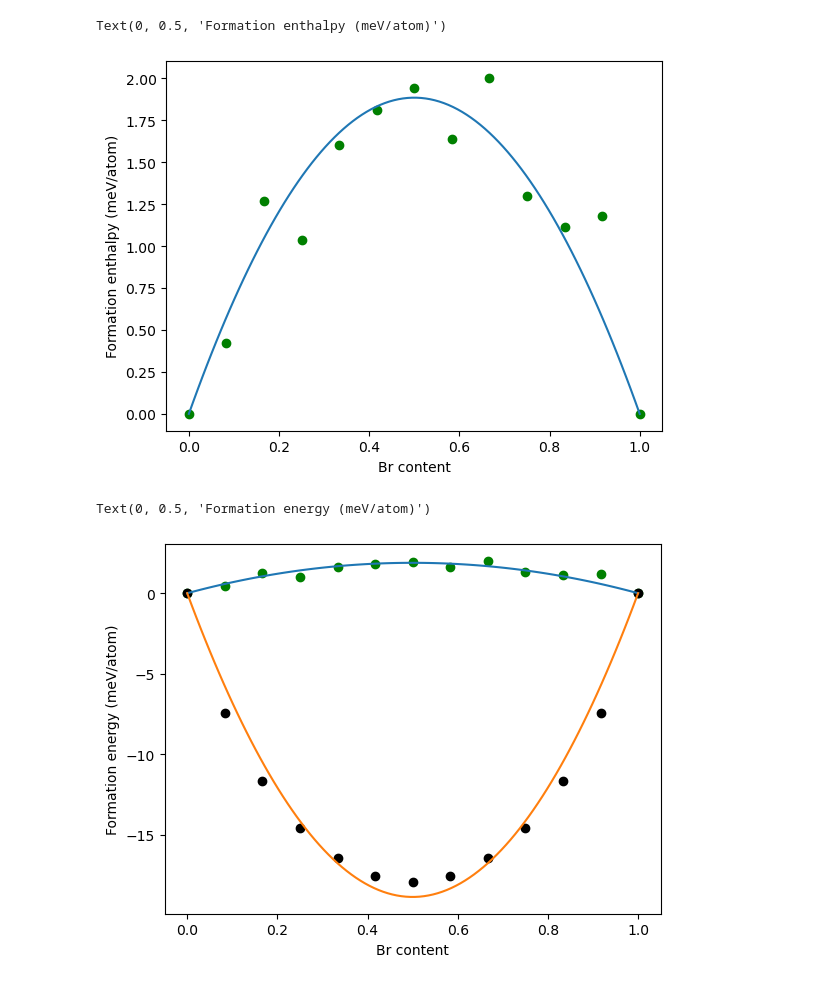
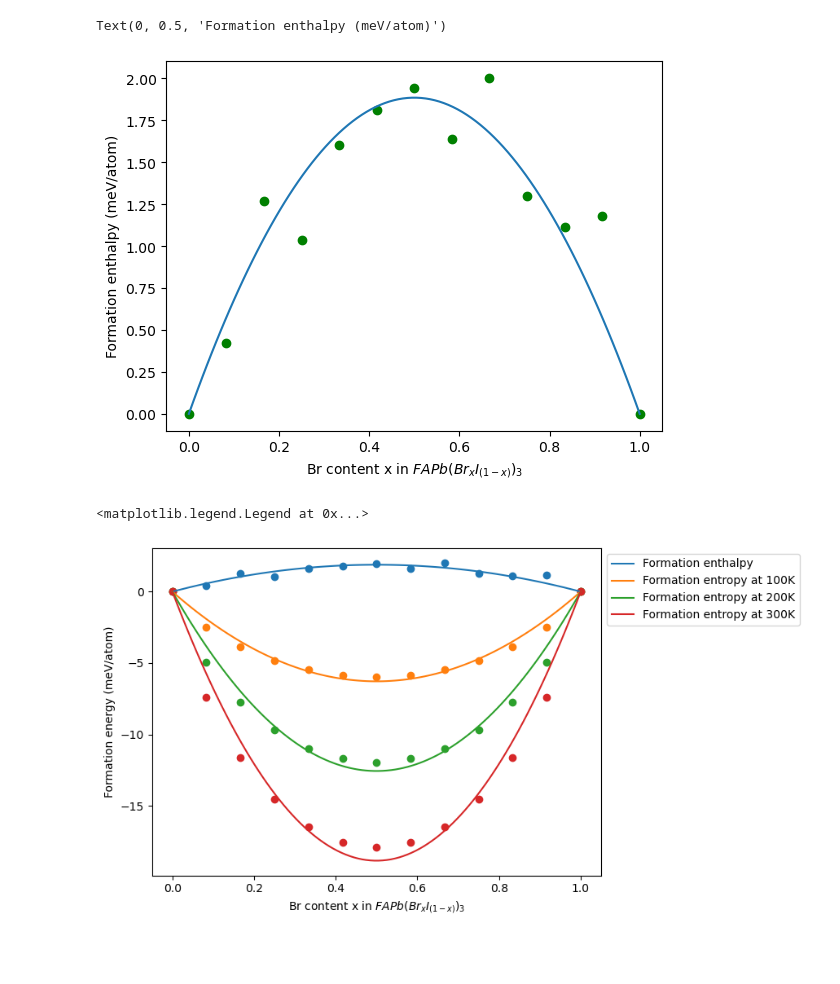
Before and after one commit to SAMAece/Jupyterlab, a Jupyter notebook: Used/Mixing_energy/mixing_energy.ipynb, the cells around one changed output. Cells and saved outputs as stored; diff of their text form; code cells hidden in the pictures; blank space fills up the shorter version.

Commit message:
change label, add scale GGA

```diff
--- a/Used/Mixing_energy/mixing_energy.ipynb
+++ b/Used/Mixing_energy/mixing_energy.ipynb
@@ -54,11 +54,11 @@ y_fit1 = constrain(np.linspace(0,1,100), *popt1)
 # draw formation enthalpy per atom
 plt.scatter(df.x,df.dH, marker='o', color = "green")
 plt.plot(np.linspace(0,1,100),y_fit1)
-plt.xlabel('Br content')
+plt.xlabel('Br content x in $FAPb(Br_xI_{(1-x)})_3$')
 plt.ylabel('Formation enthalpy (meV/atom)')
 # %% [output]
 Text(0, 0.5, 'Formation enthalpy (meV/atom)')
-[figure, old version]
+[figure, new version]
 # %%
 # input Boltzmann constant (eV/K)
 k_B = 8.617333262145E-5
@@ -71,23 +71,37 @@ df.loc[0,"dS"] = 0
 df.loc[12,"dS"] = 0
 
 # 300K temperature and change to meV
-df.dS = df.dS * 300000
+df["dS300K"] = df.dS * 300000
+df["dS200K"] = df.dS * 200000
+df["dS100K"] = df.dS * 100000
 # %%
-# fitting dS points
+# fitting dS300K points
 def constrain(x,a):
     return -a*x**2+a*x
 
-popt2, pcov2 = curve_fit(constrain, df.x, df.dS)
+popt2, pcov2 = curve_fit(constrain, df.x, df.dS300K)
 y_fit2 = constrain(np.linspace(0,1,100), *popt2)
 
+# fitting dS200K points
+popt3, pcov3 = curve_fit(constrain, df.x, df.dS200K)
+y_fit3 = constrain(np.linspace(0,1,100), *popt3)
 
+# fitting dS100K points
+popt4, pcov4 = curve_fit(constrain, df.x, df.dS100K)
+y_fit4 = constrain(np.linspace(0,1,100), *popt4)
 
-plt.scatter(df.x,df.dH, marker='o', color = "green")
-plt.scatter(df.x,df.dS, marker='o', color = "black")
-plt.plot(np.linspace(0,1,100),y_fit1)
-plt.plot(np.linspace(0,1,100),y_fit2)
-plt.xlabel('Br content')
+plt.scatter(df.x,df.dH, marker='o')
+plt.plot(np.linspace(0,1,100),y_fit1, label = "Formation enthalpy")
+plt.scatter(df.x,df.dS100K, marker='o')
+plt.plot(np.linspace(0,1,100),y_fit4, label = "Formation entropy at 100K")
+plt.scatter(df.x,df.dS200K, marker='o')
+plt.plot(np.linspace(0,1,100),y_fit3, label = "Formation entropy at 200K")
+plt.scatter(df.x,df.dS300K, marker='o')
+plt.plot(np.linspace(0,1,100),y_fit2, label = "Formation entropy at 300K")
+plt.xlabel('Br content x in $FAPb(Br_xI_{(1-x)})_3$')
 plt.ylabel('Formation energy (meV/atom)')
+plt.tight_layout()
+plt.legend(loc='upper left', bbox_to_anchor=(1, 1))
 # %% [output]
-Text(0, 0.5, 'Formation energy (meV/atom)')
+<matplotlib.legend.Legend at 0x...>
-[figure, old version]
+[figure, new version]
```
Also changed, not shown: parts of 1 cell of this notebook, 3 other files.
